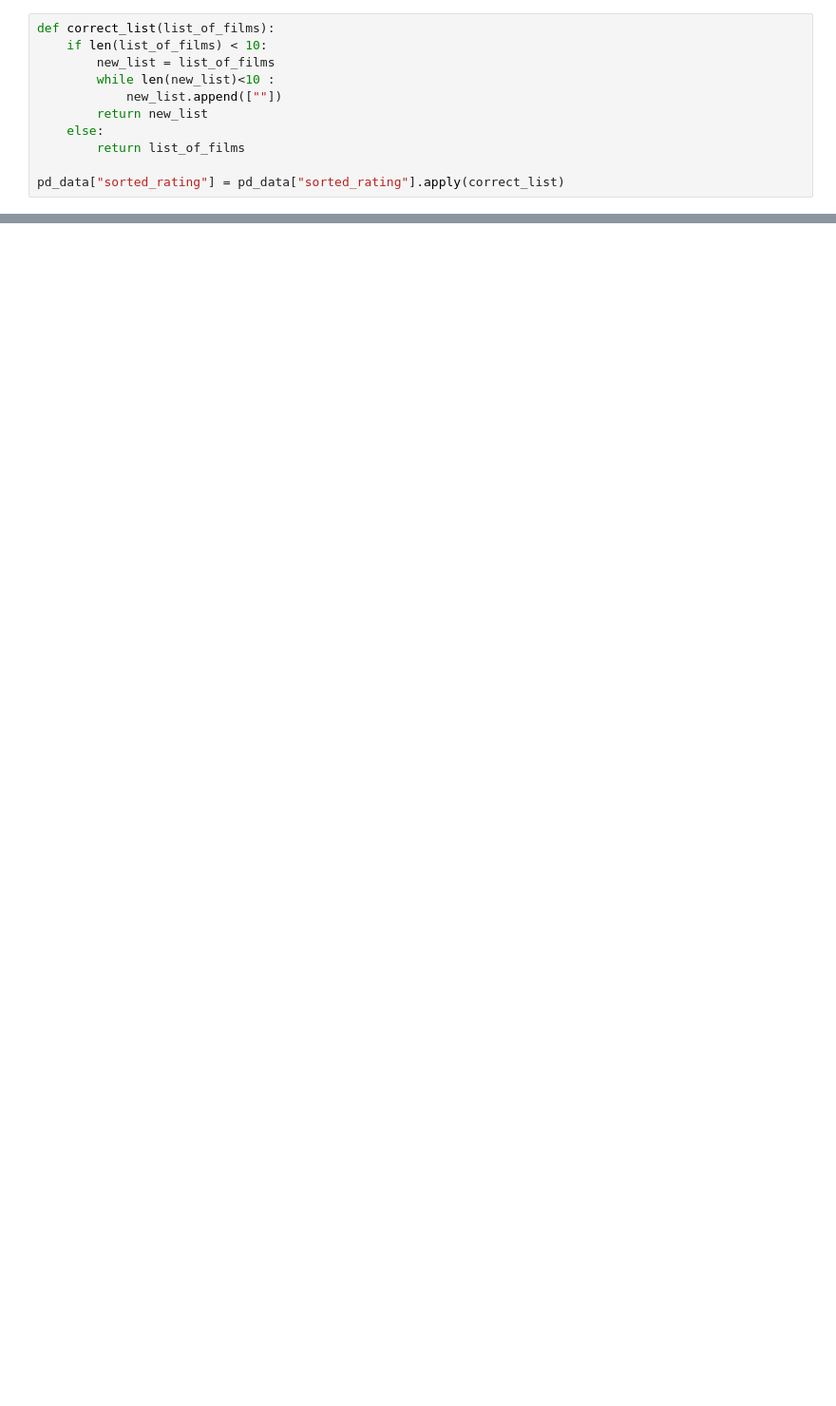
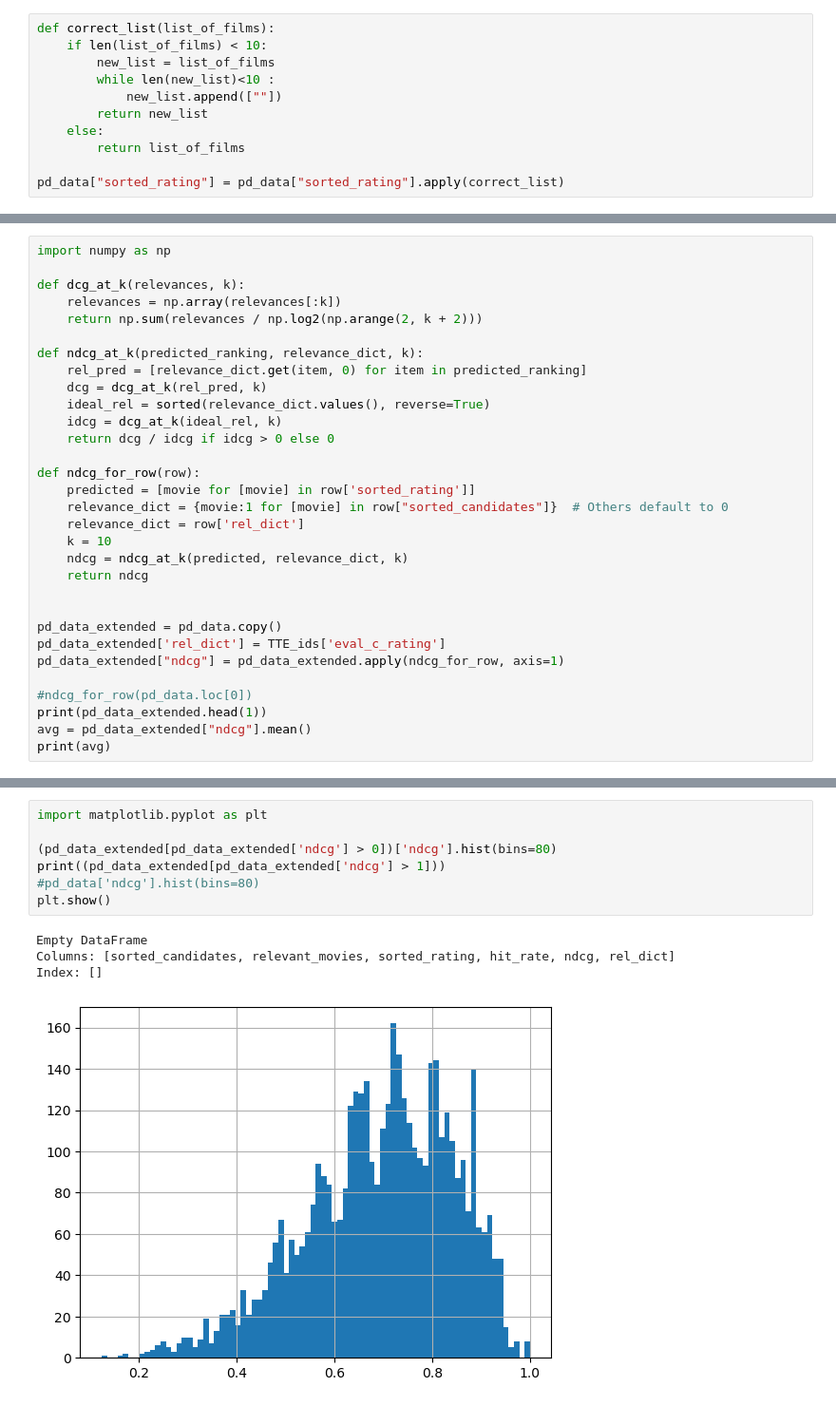
Before and after one commit to Ricky1401/Compression_evaluation, a Jupyter notebook: Plot_on_eval_processed.ipynb, the cells around one changed output, grey strips where cells are left out. Shown at 95% size. Drawn from its saved outputs; the diff is of its cells as text; blank space fills up the shorter version.

```diff
--- a/Plot_on_eval_processed.ipynb
+++ b/Plot_on_eval_processed.ipynb
@@ -207,0 +238,31 @@ plt.show()
+# %%
+import numpy as np
+
+def dcg_at_k(relevances, k):
+    relevances = np.array(relevances[:k])
+    return np.sum(relevances / np.log2(np.arange(2, k + 2)))
+
+def ndcg_at_k(predicted_ranking, relevance_dict, k):
+    rel_pred = [relevance_dict.get(item, 0) for item in predicted_ranking]
+    dcg = dcg_at_k(rel_pred, k)
+    ideal_rel = sorted(relevance_dict.values(), reverse=True)
+    idcg = dcg_at_k(ideal_rel, k)
+    return dcg / idcg if idcg > 0 else 0
+
+def ndcg_for_row(row):
+    predicted = [movie for [movie] in row['sorted_rating']]
+    relevance_dict = {movie:1 for [movie] in row["sorted_candidates"]}  # Others default to 0
+    relevance_dict = row['rel_dict']
+    k = 10
+    ndcg = ndcg_at_k(predicted, relevance_dict, k)
+    return ndcg
+
+
+pd_data_extended = pd_data.copy()
+pd_data_extended['rel_dict'] = TTE_ids['eval_c_rating']
+pd_data_extended["ndcg"] = pd_data_extended.apply(ndcg_for_row, axis=1)
+
+#ndcg_for_row(pd_data.loc[0])
+print(pd_data_extended.head(1))
+avg = pd_data_extended["ndcg"].mean()
+print(avg)
@@ -207,0 +282,12 @@ plt.show()
+# %%
+import matplotlib.pyplot as plt
+
+(pd_data_extended[pd_data_extended['ndcg'] > 0])['ndcg'].hist(bins=80)
+print((pd_data_extended[pd_data_extended['ndcg'] > 1]))
+#pd_data['ndcg'].hist(bins=80)
+plt.show()
+# %% [output]
+Empty DataFrame
+Columns: [sorted_candidates, relevant_movies, sorted_rating, hit_rate, ndcg, rel_dict]
+Index: []
+[figure, added]
```
Also changed, not shown: parts of 9 cells of this notebook, 9 other files.
